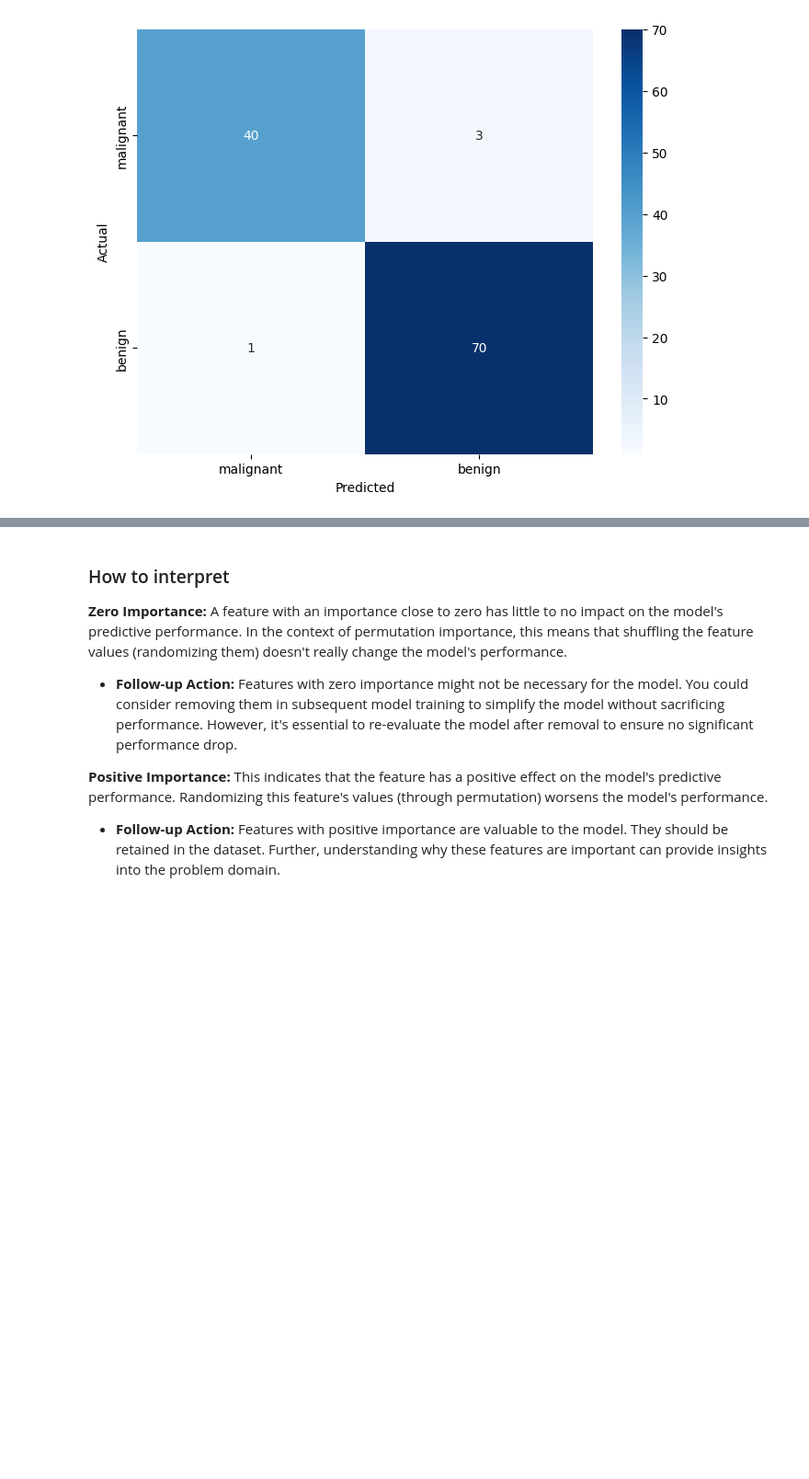
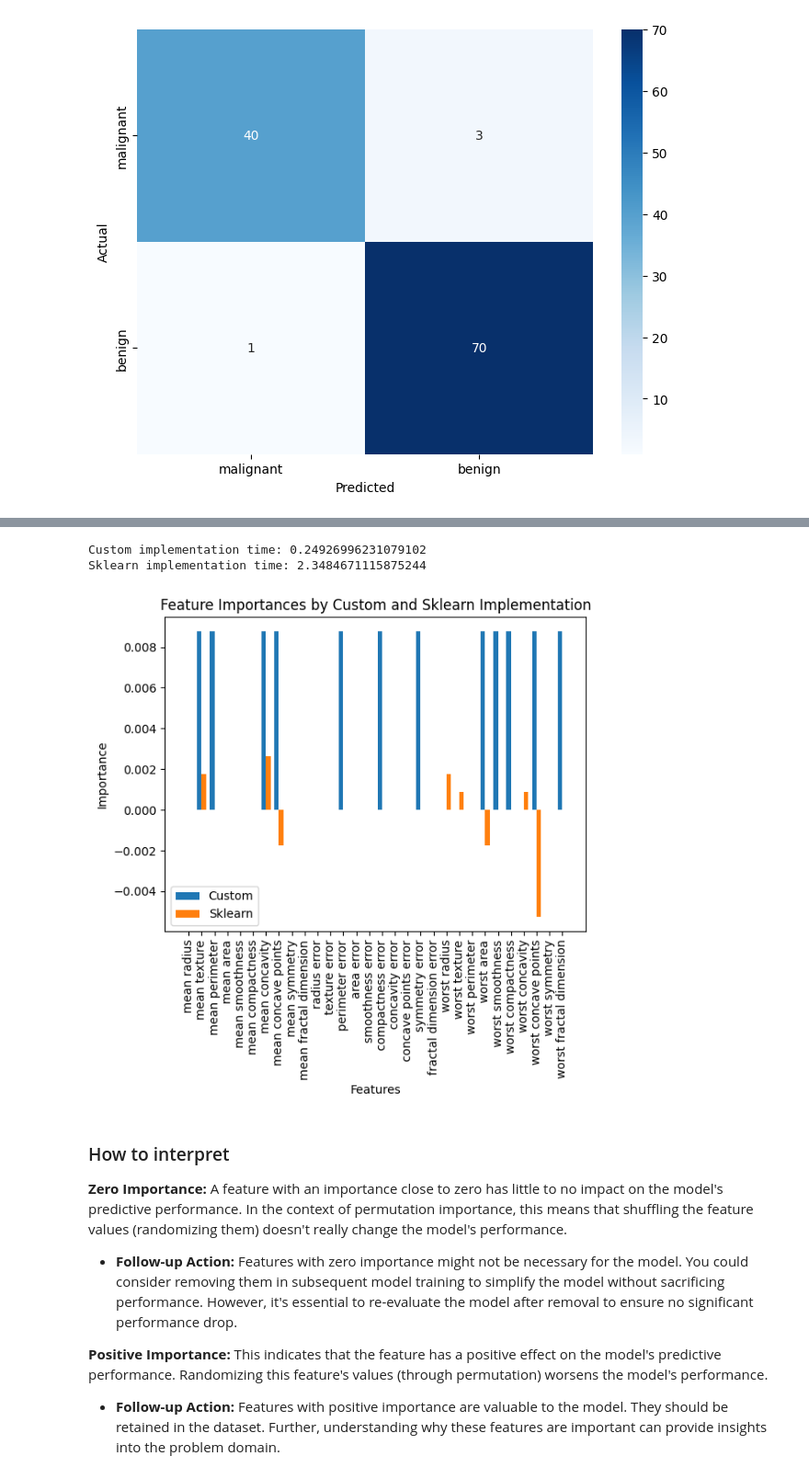
Before and after one commit to Wan-Razaq/Expainable-AI, a Jupyter notebook: 2024_Lecture_1_XAI.ipynb, the cells around one changed output, grey strips where cells are left out. Shown: that part at 92% size. Cells and saved outputs as stored; diff of their text form; code cells hidden in the pictures; blank space fills up the shorter version.

```diff
--- a/2024_Lecture_1_XAI.ipynb
+++ b/2024_Lecture_1_XAI.ipynb
@@ -240,3 +146,45 @@ Error:
+# %%
+from sklearn.inspection import permutation_importance as sklearn_permutatin_importance
+
+# Use SKlearn for implementing permutation importance
+sklearn_results = sklearn_permutation_importance(clf, X_test, y_test, n_repeats=10, random_state=42, n_jobs=1)
+sklearn_importances =sklearn_results.importances_mean
+
+# Time for our algorithm
+start_time = time.time()
+custom_importances = permutation_importance(clf, X_test, y_test, accuracy_score, random_state=42)
+elapsed_time = time.time() - start_time
+
+# Time for SKlearn algorithm for permutation importance
+start_time_sklearn = time.time()
+sklearn_results = sklearn_permutation_importance(clf, X_test, y_test, n_repeats=10, random_state=42, n_jobs=1)
+elapsed_time_sklearn = time.time() - start_time_sklearn
+
+# Compare results
+print("Custom implementation time:", elapsed_time)
+print("Sklearn implementation time:", elapsed_time_sklearn)
+
+# Visualization
+features = data.feature_names
+fig, ax = plt.subplots()
+index = range(len(features))
+bar_width = 0.35
+
+rects1 = ax.bar(index, custom_importances, bar_width, label='Custom')
+rects2 = ax.bar([p + bar_width for p in index], sklearn_importances, bar_width, label='Sklearn')
+
+ax.set_xlabel('Features')
+ax.set_ylabel('Importance')
+ax.set_title('Feature Importances by Custom and Sklearn Implementation')
+ax.set_xticks([p + bar_width / 2 for p in index])
+ax.set_xticklabels(features, rotation=90)
+ax.legend()
+
+plt.show()
+# %% [output]
+Custom implementation time: 0.24926996231079102
+Sklearn implementation time: 2.3484671115875244
+[figure, added]
 # %% [markdown]
 ### How to interpret
 **Zero Importance:** A feature with an importance close to zero has little to no impact on the model's predictive performance. In the context of permutation importance, this means that shuffling the feature values (randomizing them) doesn't really change the model's performance.
```
Also changed, not shown: parts of 23 cells of this notebook, 2 other files.
